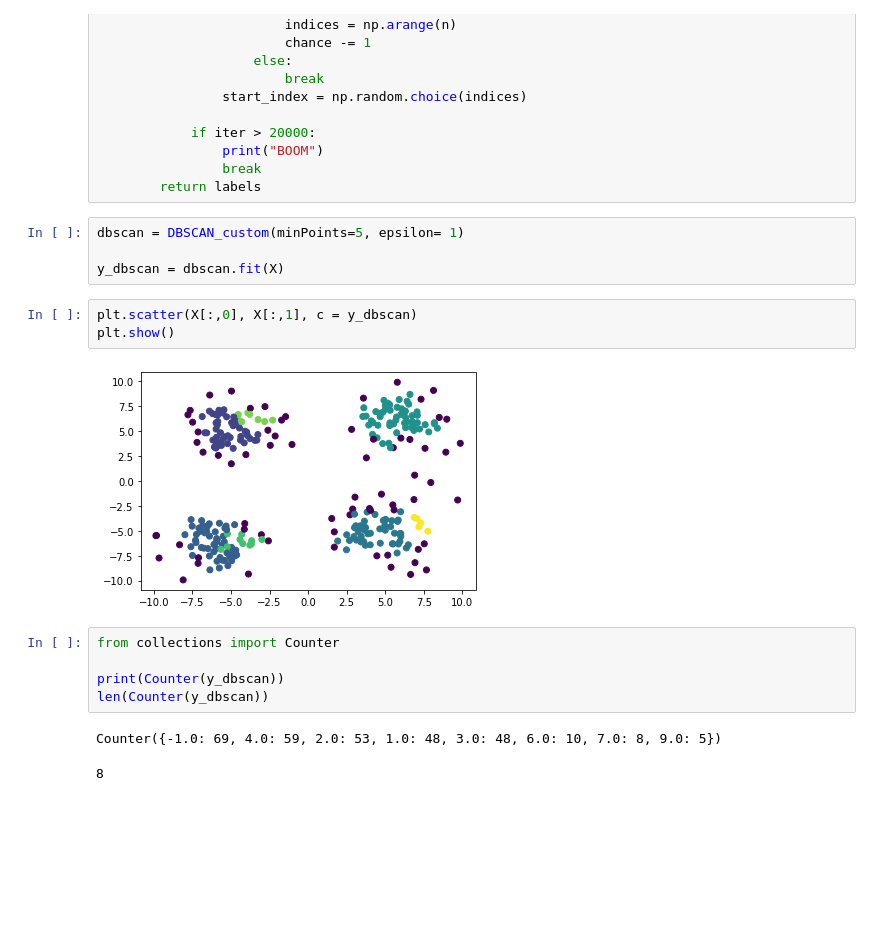
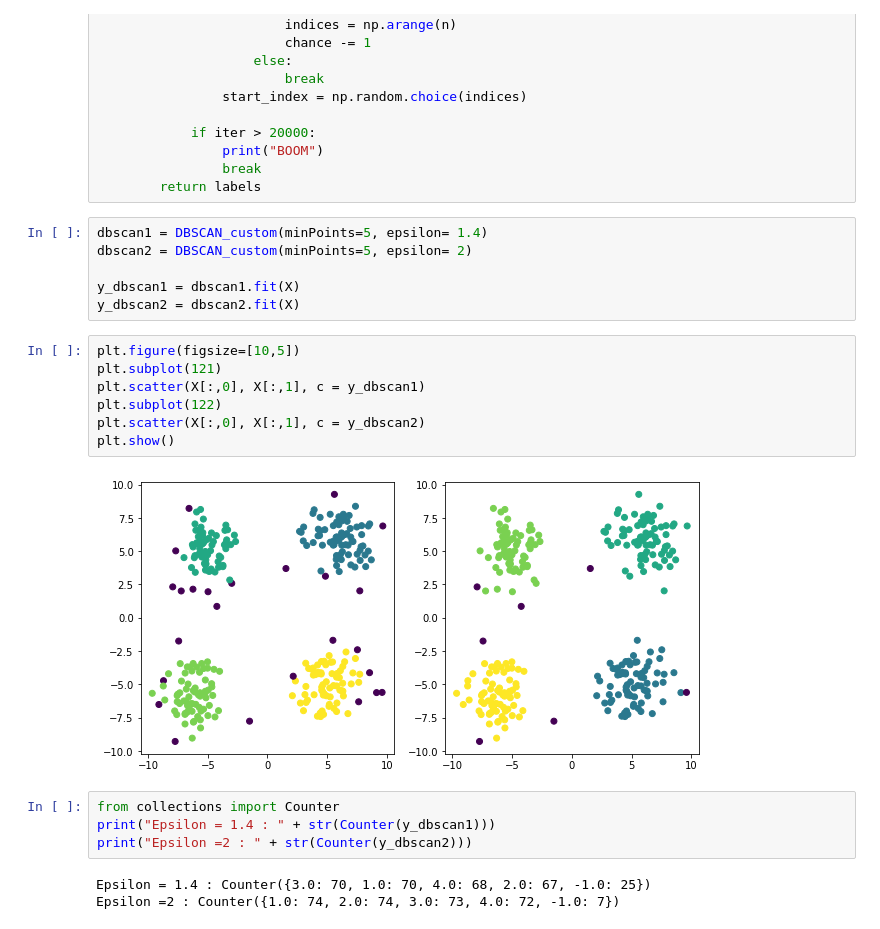
Before and after one commit to LeeSeungHyun4839/Small-Projects, a Jupyter notebook: DBSCAN.ipynb, the cells around one changed output. Saved outputs shown, nothing was run; the diff lists cells and outputs as text; blank space fills up the shorter version.

```diff
--- a/DBSCAN.ipynb
+++ b/DBSCAN.ipynb
@@ -102,22 +104,27 @@ class DBSCAN_custom:
                 break
         return labels
 # %%
-dbscan = DBSCAN_custom(minPoints=5, epsilon= 1)
+dbscan1 = DBSCAN_custom(minPoints=5, epsilon= 1.4)
+dbscan2 = DBSCAN_custom(minPoints=5, epsilon= 2)
 
-y_dbscan = dbscan.fit(X)
+y_dbscan1 = dbscan1.fit(X)
+y_dbscan2 = dbscan2.fit(X)
 # %%
-plt.scatter(X[:,0], X[:,1], c = y_dbscan)
+plt.figure(figsize=[10,5])
+plt.subplot(121)
+plt.scatter(X[:,0], X[:,1], c = y_dbscan1)
+plt.subplot(122)
+plt.scatter(X[:,0], X[:,1], c = y_dbscan2)
 plt.show()
 # %% [output]
-[figure, old version]
+[figure, new version]
 # %%
 from collections import Counter
-
-print(Counter(y_dbscan))
-len(Counter(y_dbscan))
+print("Epsilon = 1.4 : " + str(Counter(y_dbscan1)))
+print("Epsilon =2 : " + str(Counter(y_dbscan2)))
 # %% [output]
-Counter({-1.0: 69, 4.0: 59, 2.0: 53, 1.0: 48, 3.0: 48, 6.0: 10, 7.0: 8, 9.0: 5})
+Epsilon = 1.4 : Counter({3.0: 70, 1.0: 70, 4.0: 68, 2.0: 67, -1.0: 25})
+Epsilon =2 : Counter({1.0: 74, 2.0: 74, 3.0: 73, 4.0: 72, -1.0: 7})
-8
 # %%
 from sklearn.cluster import DBSCAN
 
```
Also changed, not shown: parts of 3 cells of this notebook.
